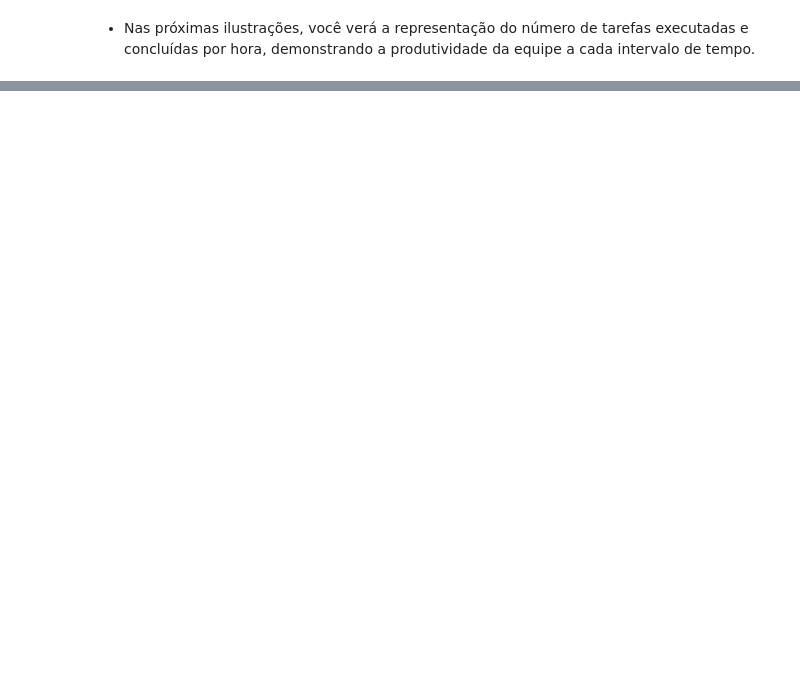
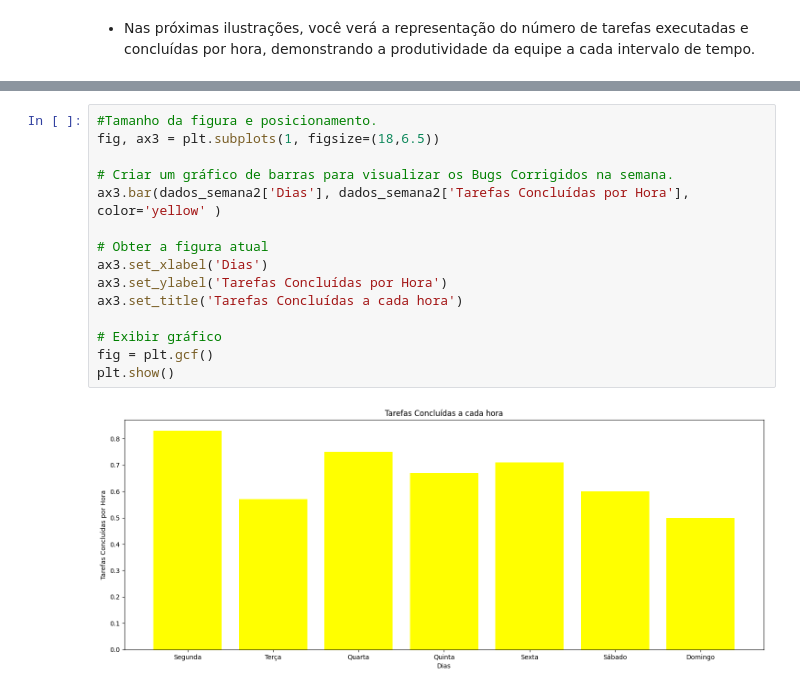
Before and after one commit to JoseanBorges/Projeto_Individual_M4, a Jupyter notebook: Projeto_Individual_M4.ipynb, the cells around one changed output, grey strips where cells are left out. Drawn from its saved outputs; the diff is of its cells as text; blank space fills up the shorter version.

```diff
--- a/Projeto_Individual_M4.ipynb
+++ b/Projeto_Individual_M4.ipynb
@@ -230,0 +232,17 @@ plt.show()
+# %%
+#Tamanho da figura e posicionamento.
+fig, ax3 = plt.subplots(1, figsize=(18,6.5))
+
+# Criar um gráfico de barras para visualizar os Bugs Corrigidos na semana.
+ax3.bar(dados_semana2['Dias'], dados_semana2['Tarefas Concluídas por Hora'], color='yellow' )
+
+# Obter a figura atual
+ax3.set_xlabel('Dias')
+ax3.set_ylabel('Tarefas Concluídas por Hora')
+ax3.set_title('Tarefas Concluídas a cada hora')
+
+# Exibir gráfico
+fig = plt.gcf()
+plt.show()
+# %% [output]
+[figure, added]
```
Also changed, not shown: parts of 3 cells of this notebook.
